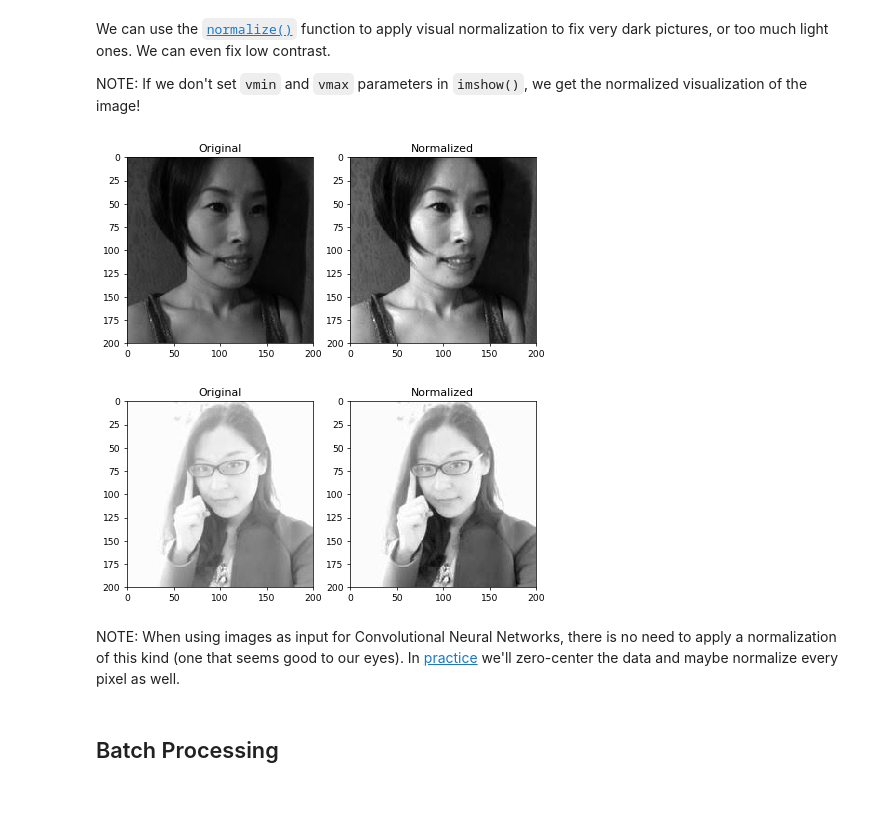
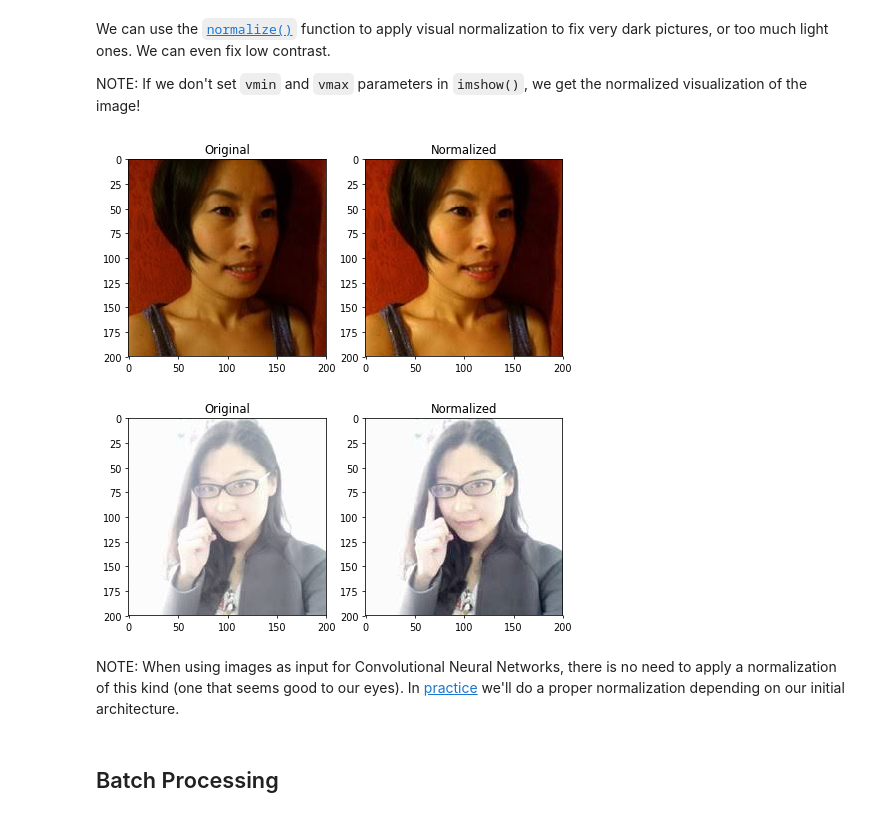
Before and after one commit to pyjaime/asian-faces, a Jupyter notebook: image_preprocessing.ipynb, the cells around one changed output. Drawn from its saved outputs; the diff is of its cells as text; code cells hidden in the pictures.

Commit message:
Change b/n to color, change resize method

```diff
--- a/image_preprocessing.ipynb
+++ b/image_preprocessing.ipynb
@@ -103,3 +101,9 @@ eyes_cascade = cv2.CascadeClassifier(cv2.data.haarcascades + 'haarcascade_eye_tr
+# %%
+face_img = cv2.imread('data/faces/cn/w/00000007.jpg', cv2.IMREAD_COLOR)
+# face_img = cv2.imread('data/faces/cn/w/00000002.jpg', 0) # mouth detected as eye (use haarcascade_eye_tree_eyeglasses.xml)
+# face_img = cv2.imread('data/faces/cn/w/00000019.jpg', 0) # lateral pose; eye not detected
+# face_img = cv2.imread('data/faces/cn/w/00000020.jpg', 0) # glasses; eye not detected
+face_orig = face_img.copy()
 # %% [markdown]
 We try to detect faces in our photo first:
 # %%
@@ -233,21 +251,21 @@ We can use the [`normalize()`](https://docs.opencv.org/4.1.0/d2/de8/group__core_
 
 NOTE: If we don't set `vmin` and `vmax` parameters in `imshow()`, we get the normalized visualization of the image!
 # %%
-face_imgs = [cv2.imread('data/faces/cn/w/00000094.jpg', 0), # dark
-             cv2.imread('data/faces/cn/w/00001920.jpg', 0)] # low contrast
+face_imgs = [cv2.imread('data/faces/cn/w/00000094.jpg', cv2.IMREAD_COLOR), # dark
+             cv2.imread('data/faces/cn/w/00001920.jpg', cv2.IMREAD_COLOR)] # low contrast
 
 for face_img in face_imgs:
     norm_img = np.zeros((200, 200))
     norm_img = cv2.normalize(face_img, norm_img, 0, 255, cv2.NORM_MINMAX)
 
-    plt.figure(figsize=(8, 4), dpi=66)
-    plt.subplot(121), plt.imshow(face_img, cmap='gray', vmin=0, vmax=255), plt.title('Original');
-    plt.subplot(122), plt.imshow(norm_img, cmap='gray', vmin=0, vmax=255), plt.title('Normalized');
+    plt.figure(figsize=(8, 4), dpi=70)
+    plt.subplot(121), plt.imshow(cv2.cvtColor(face_img, cv2.COLOR_BGR2RGB), cmap='gray', vmin=0, vmax=255), plt.title('Original');
+    plt.subplot(122), plt.imshow(cv2.cvtColor(norm_img, cv2.COLOR_BGR2RGB), cmap='gray', vmin=0, vmax=255), plt.title('Normalized');
 # %% [output]
-[figure, old version]
+[figure, new version]
-[figure, old version]
+[figure, new version]
 # %% [markdown]
-NOTE: When using images as input for Convolutional Neural Networks, there is no need to apply a normalization of this kind (one that seems good to our eyes). In [practice](http://cs231n.github.io/neural-networks-2/#datapre) we'll zero-center the data and maybe normalize every pixel as well.
+NOTE: When using images as input for Convolutional Neural Networks, there is no need to apply a normalization of this kind (one that seems good to our eyes). In [practice](http://cs231n.github.io/neural-networks-2/#datapre) we'll do a proper normalization depending on our initial architecture.
 # %% [markdown]
 ## Batch Processing
 # %% [markdown]
```
Also changed, not shown: parts of 24 cells of this notebook.
